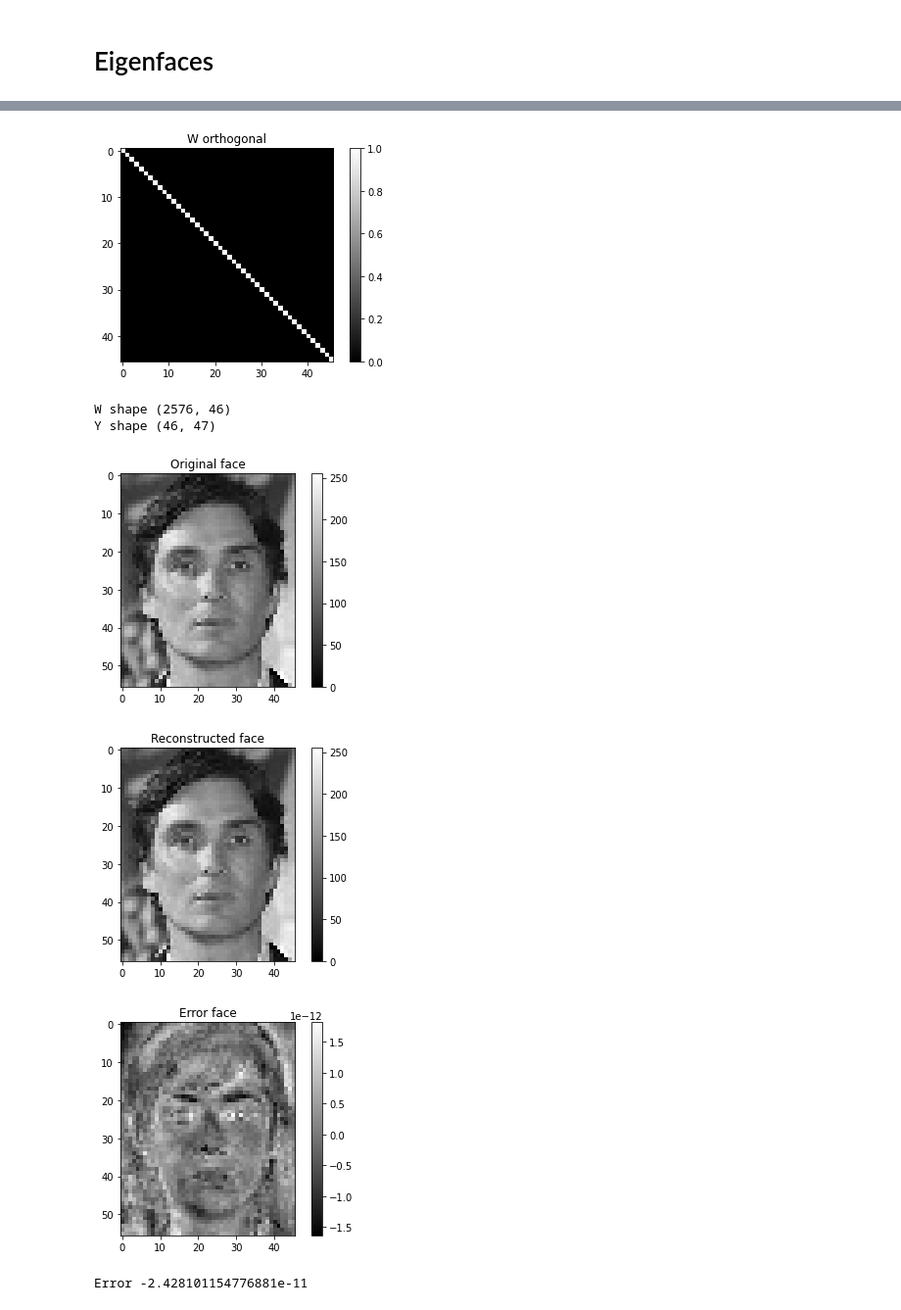
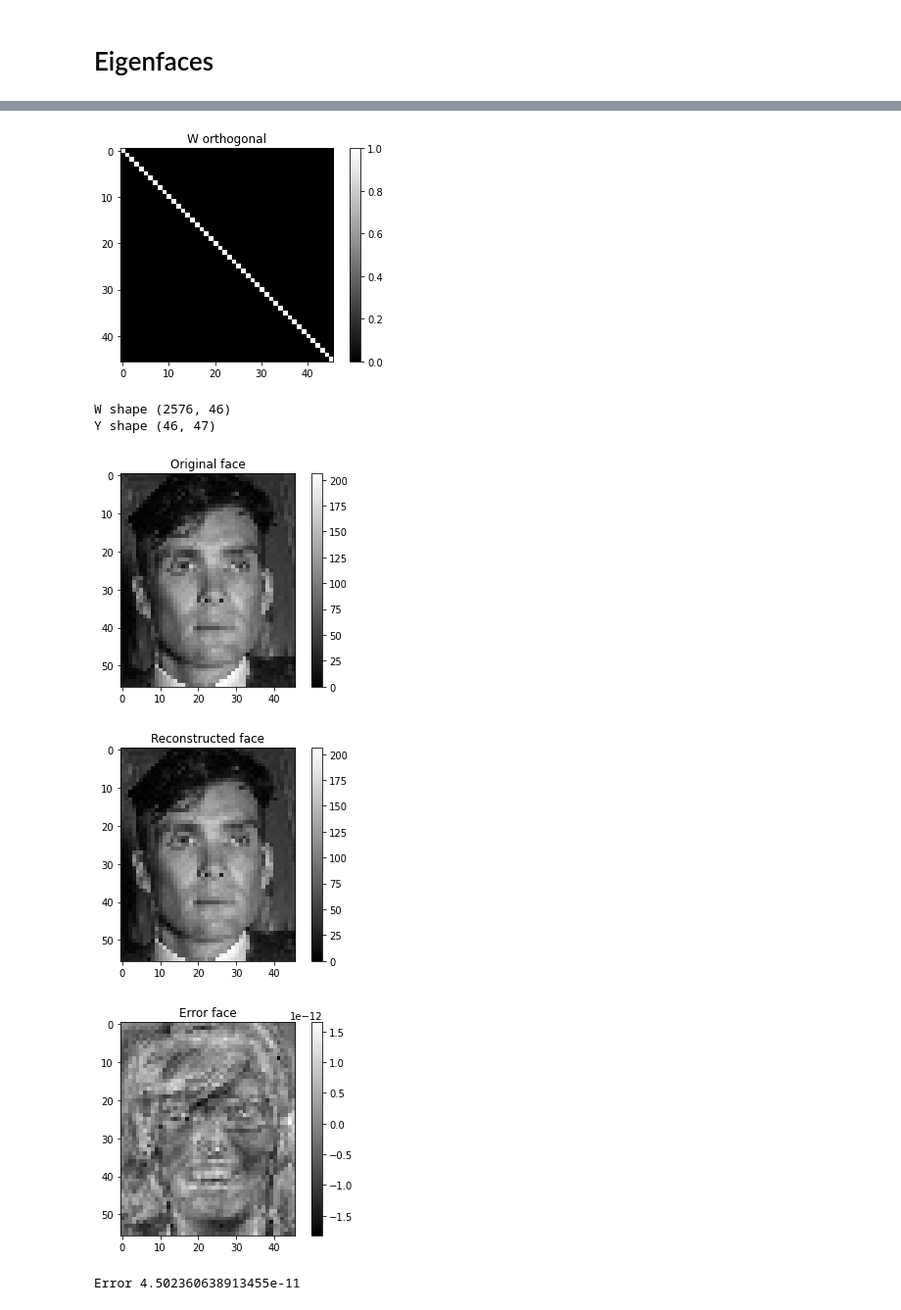
Before and after one commit to Krfld/ISEL-VARM, a Jupyter notebook: P1/Face-Detection-Recognition-main/faces.ipynb, the cells around one changed output, grey strips where cells are left out. Shown at 98% size. Drawn from its saved outputs; the diff is of its cells as text; code cells hidden in the pictures.

```diff
--- a/P1/Face-Detection-Recognition-main/faces.ipynb
+++ b/P1/Face-Detection-Recognition-main/faces.ipynb
@@ -278,11 +278,12 @@ plot_flat(mean_face, 'Mean face')
 original_face = X_train[0].copy()
 
 # Subtract mean face from all train faces
+X_train_n = np.zeros(X_train.shape)
 for i in range(X_train.shape[0]):
-    X_train[i] = X_train[i] - mean_face
+    X_train_n[i] = X_train[i] - mean_face
 
 # AC components
-A = X_train.T
+A = X_train_n.T
 R = A.T.dot(A)
 w, v = np.linalg.eig(R)
 
@@ -305,41 +306,42 @@ plot(W.T.dot(W), 'W orthogonal')
 
 print('W shape', W.shape)
 
 # Face classifier
 Y = W.T.dot(A)
 
 print('Y shape', Y.shape)
 
 # Reconstruct
 Xp = W.dot(Y)
-Xp = Xp.T
+XpT = Xp.T
 
 # Add mean face to all reconstructed faces
-for i in range(Xp.shape[0]):
-    Xp[i] = Xp[i] + mean_face
+Xp_n = np.zeros(XpT.shape)
+for i in range(XpT.shape[0]):
+    Xp_n[i] = XpT[i] + mean_face
 
-reconstructed_face = Xp[0].copy()
+reconstructed_face = Xp_n[0].copy()
 
 # Compare
 plot_flat(original_face, 'Original face')
 plot_flat(reconstructed_face, 'Reconstructed face')
 
 # Error face
 error_face = original_face - reconstructed_face
 plot_flat(error_face, 'Error face')
 
 # Error face is orthogonal
 ye = W.T.dot(error_face)
 print('Error', np.sum(ye))
 # %% [output]
 [figure]
 [figure]
 W shape (2576, 46)
 Y shape (46, 47)
-[figure, old version]
+[figure, new version]
-[figure, old version]
+[figure, new version]
-[figure, old version]
+[figure, new version]
-Error -2.428101154776881e-11
+Error 4.502360638913455e-11
 # %%
 from sklearn.metrics import confusion_matrix
 
```
Also changed, not shown: parts of 1 cell of this notebook.
